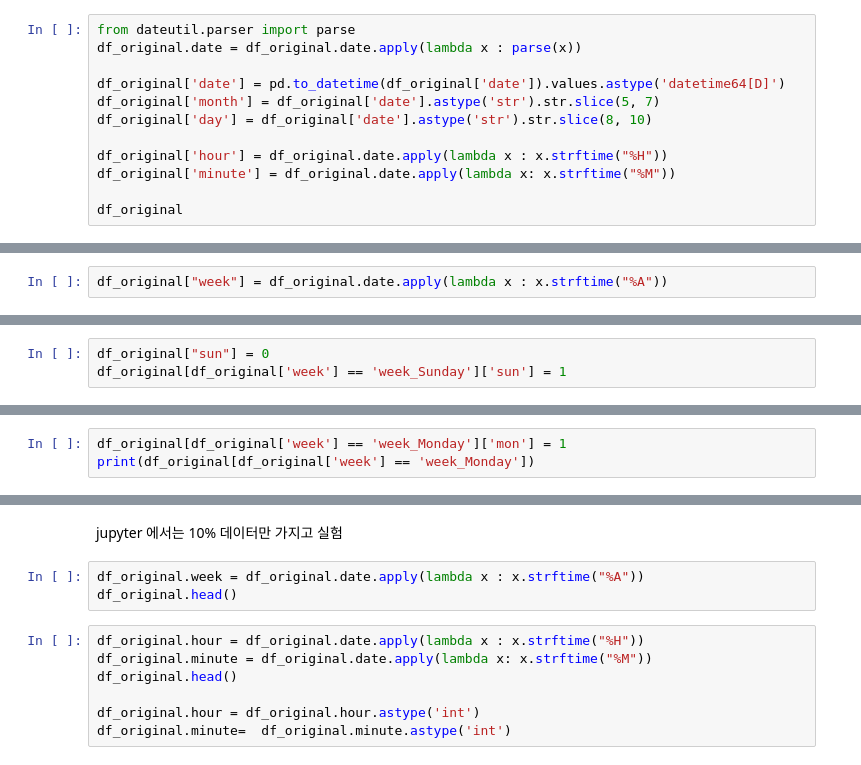
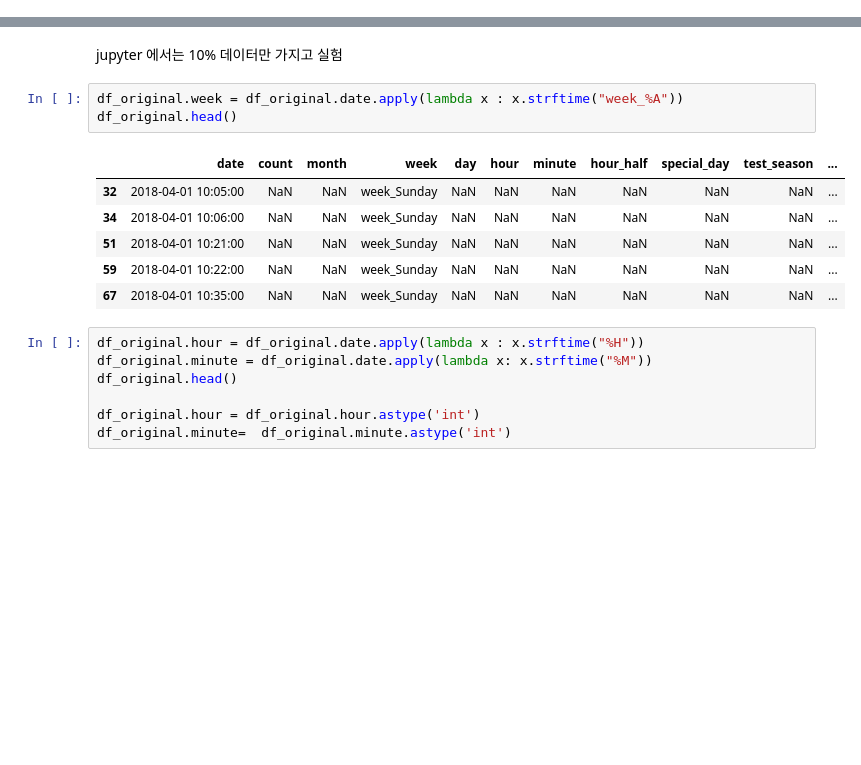
Before and after one commit to sju-coml/SAI-2019-Summer_Hackathon_Server, a Jupyter notebook: ModelTraining/Model_Making.ipynb, the cells around one changed output, grey strips where cells are left out. Saved outputs shown, nothing was run; the diff lists cells and outputs as text; blank space fills up the shorter version.

```diff
--- a/ModelTraining/Model_Making.ipynb
+++ b/ModelTraining/Model_Making.ipynb
@@ -29,12 +18,0 @@ del df_original["vacation"]
-# %%
-from dateutil.parser import parse
-df_original.date = df_original.date.apply(lambda x : parse(x))
-
-df_original['date'] = pd.to_datetime(df_original['date']).values.astype('datetime64[D]')
-df_original['month'] = df_original['date'].astype('str').str.slice(5, 7)
-df_original['day'] = df_original['date'].astype('str').str.slice(8, 10)
-
-df_original['hour'] = df_original.date.apply(lambda x : x.strftime("%H"))
-df_original['minute'] = df_original.date.apply(lambda x: x.strftime("%M"))
-
-df_original
@@ -60,2 +18,0 @@ df_original
-# %%
-df_original["week"] = df_original.date.apply(lambda x : x.strftime("%A"))
@@ -115,3 +18,0 @@ IsADirectoryError: [Errno 21] Is a directory: '/'
-# %%
-df_original["sun"] = 0
-df_original[df_original['week'] == 'week_Sunday']['sun'] = 1
@@ -144,3 +18,0 @@ df_original
-# %%
-df_original[df_original['week'] == 'week_Monday']['mon'] = 1
-print(df_original[df_original['week'] == 'week_Monday'])
@@ -179,8 +39,15 @@ df_original.date.head()
 # %% [markdown]
 jupyter 에서는 10% 데이터만 가지고 실험
 # %%
-df_original.week = df_original.date.apply(lambda x : x.strftime("%A"))
+df_original.week = df_original.date.apply(lambda x : x.strftime("week_%A"))
 df_original.head()
+# %% [output]
+|  | date | count | month | week | day | hour | minute | hour_half | special_day | test_season | ... |
+| 32 | 2018-04-01 10:05:00 | NaN | NaN | week_Sunday | NaN | NaN | NaN | NaN | NaN | NaN | ... |
+| 34 | 2018-04-01 10:06:00 | NaN | NaN | week_Sunday | NaN | NaN | NaN | NaN | NaN | NaN | ... |
+| 51 | 2018-04-01 10:21:00 | NaN | NaN | week_Sunday | NaN | NaN | NaN | NaN | NaN | NaN | ... |
+| 59 | 2018-04-01 10:22:00 | NaN | NaN | week_Sunday | NaN | NaN | NaN | NaN | NaN | NaN | ... |
+| 67 | 2018-04-01 10:35:00 | NaN | NaN | week_Sunday | NaN | NaN | NaN | NaN | NaN | NaN | ... |
 # %%
 df_original.hour = df_original.date.apply(lambda x : x.strftime("%H"))
 df_original.minute = df_original.date.apply(lambda x: x.strftime("%M"))
```
Also changed, not shown: parts of 37 cells of this notebook, 9 other files.
